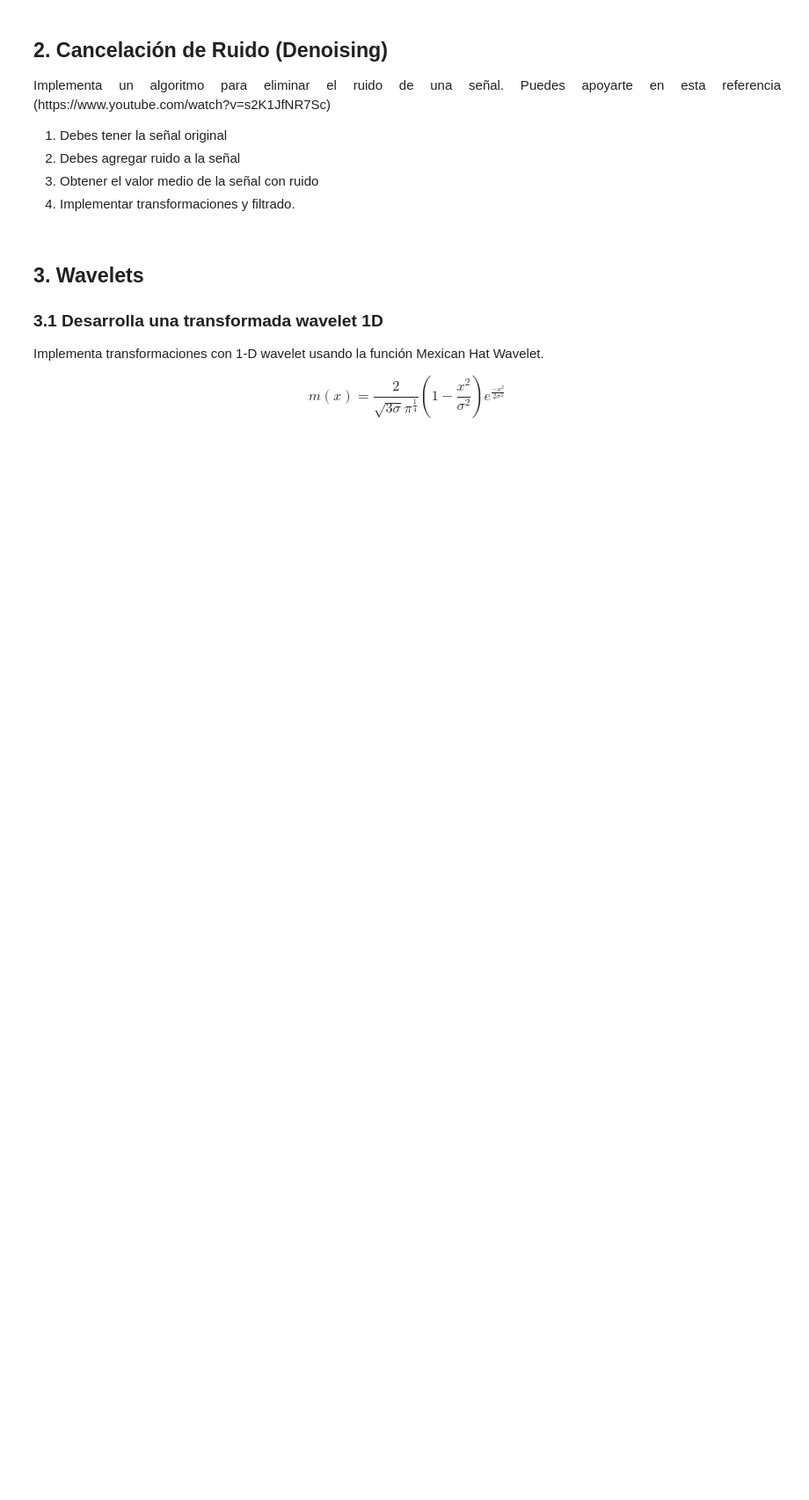
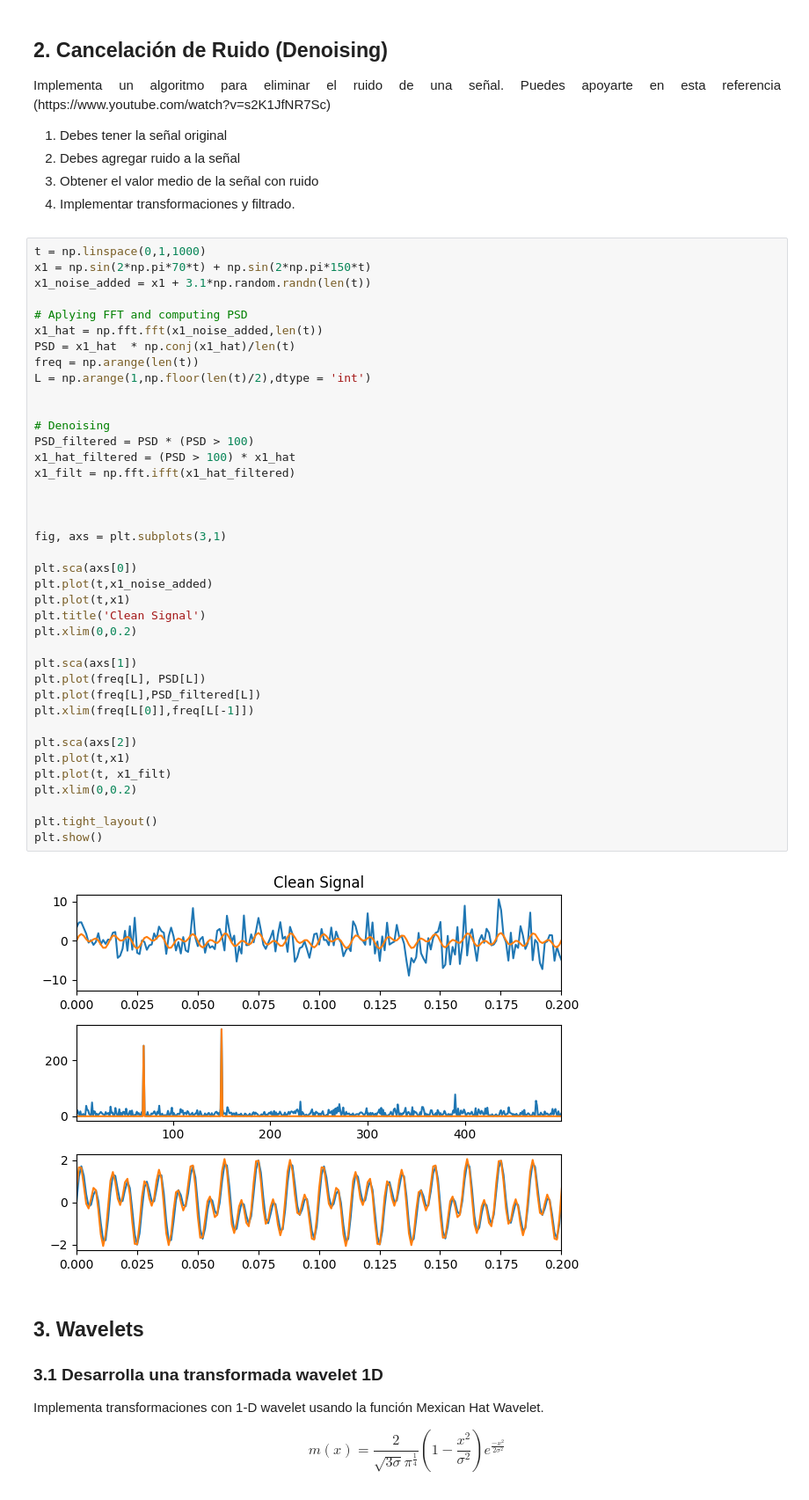
Before and after one commit to MatiasArmijo/Actividades-EIE-401-Matias-Armijo, a Jupyter notebook: actividad-4/Actividad_4_ArmijoMatias_ID.ipynb, the cells around one changed output. Shown: that part at 88% size. Saved outputs shown, nothing was run; the diff lists cells and outputs as text; blank space fills up the shorter version.

```diff
--- a/actividad-4/Actividad_4_ArmijoMatias_ID.ipynb
+++ b/actividad-4/Actividad_4_ArmijoMatias_ID.ipynb
@@ -92,6 +88,47 @@ Implementa un algoritmo para eliminar el ruido de una señal. Puedes apoyarte en
 2. Debes agregar ruido a la señal
 3. Obtener el valor medio de la señal con ruido
 4. Implementar transformaciones y filtrado.
+# %%
+t = np.linspace(0,1,1000)
+x1 = np.sin(2*np.pi*70*t) + np.sin(2*np.pi*150*t)
+x1_noise_added = x1 + 3.1*np.random.randn(len(t))
+
+# Aplying FFT and computing PSD
+x1_hat = np.fft.fft(x1_noise_added,len(t))
+PSD = x1_hat  * np.conj(x1_hat)/len(t)
+freq = np.arange(len(t))
+L = np.arange(1,np.floor(len(t)/2),dtype = 'int')
+
+
+# Denoising
+PSD_filtered = PSD * (PSD > 100)
+x1_hat_filtered = (PSD > 100) * x1_hat
+x1_filt = np.fft.ifft(x1_hat_filtered)
+
+
+
+fig, axs = plt.subplots(3,1)
+
+plt.sca(axs[0])
+plt.plot(t,x1_noise_added)
+plt.plot(t,x1)
+plt.title('Clean Signal')
+plt.xlim(0,0.2)
+
+plt.sca(axs[1])
+plt.plot(freq[L], PSD[L])
+plt.plot(freq[L],PSD_filtered[L])
+plt.xlim(freq[L[0]],freq[L[-1]])
+
+plt.sca(axs[2])
+plt.plot(t,x1)
+plt.plot(t, x1_filt)
+plt.xlim(0,0.2)
+
+plt.tight_layout()
+plt.show()
+# %% [output]
+[figure, added]
 # %% [markdown]
 ## 3. Wavelets
 ### 3.1 Desarrolla una transformada wavelet 1D
```
Also changed, not shown: parts of 1 cell of this notebook.
